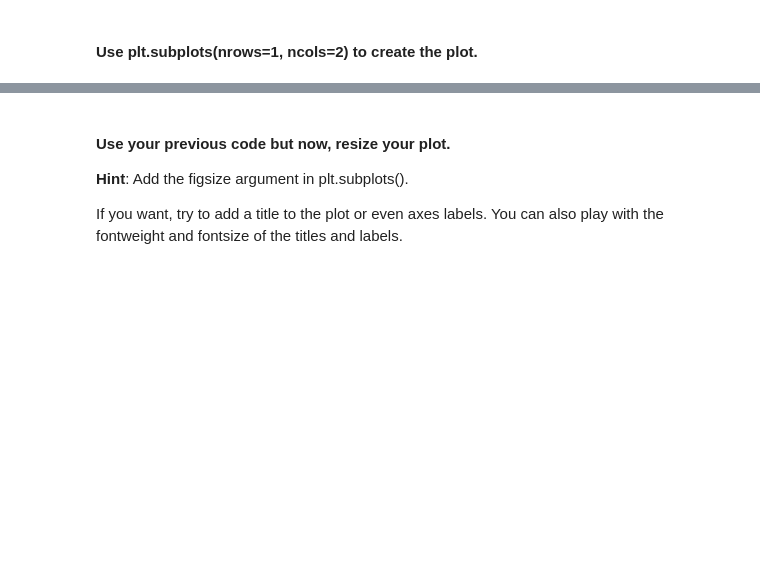
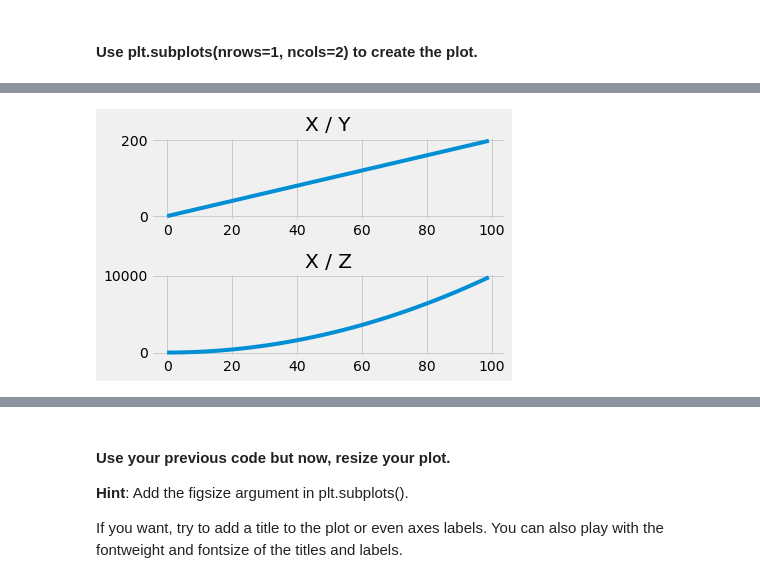
Before and after one commit to ta-data-lis/lab-matplotlib-seaborn, a Jupyter notebook: your-code/main.ipynb, the cells around one changed output, grey strips where cells are left out. Cells and saved outputs as stored; diff of their text form; code cells hidden in the pictures; blank space fills up the shorter version.

```diff
--- a/your-code/main.ipynb
+++ b/your-code/main.ipynb
@@ -28,0 +56,13 @@ Also, play around with the linewidth and style. Use the ones you're most happy w
+# %%
+# Method 2
+plt.figure()
+plt.subplot(2,1,1)
+plt.plot(x,y)
+plt.title('X / Y')
+
+plt.subplot(2,1,2)
+plt.plot(x,z)
+plt.title('X / Z')
+plt.tight_layout()
+# %% [output]
+[figure, added]
```
Also changed, not shown: parts of 54 cells of this notebook.
